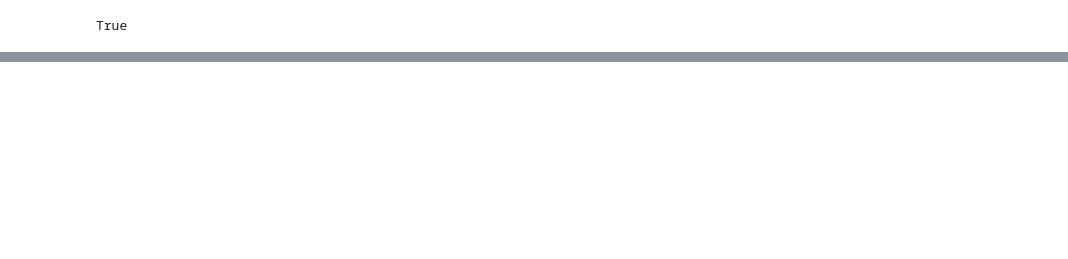
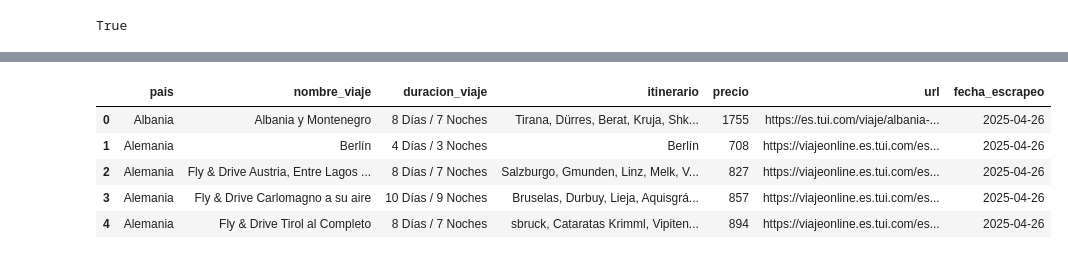
Before and after one commit to VanesaFloresRivera/Proyecto-Final, a Jupyter notebook: notebooks/escrapeo_final.ipynb, the cells around one changed output, grey strips where cells are left out. Drawn from its saved outputs; the diff is of its cells as text; code cells hidden in the pictures; blank space fills up the shorter version.

Commit message:
limpieza urls escrapeo

```diff
--- a/notebooks/escrapeo_final.ipynb
+++ b/notebooks/escrapeo_final.ipynb
@@ -110,3 +118,12 @@ df_viajes_totales_destinos.head()
+# %%
+df_viajes_totales_destinos.head()
+# %% [output]
+|  | pais | nombre_viaje | duracion_viaje | itinerario | precio | url | fecha_escrapeo |
+| 0 | Albania | Albania y Montenegro | 8 Días / 7 Noches | Tirana, Dürres, Berat, Kruja, Shk... | 1755 | https://es.tui.com/viaje/albania-... | 2025-04-26 |
+| 1 | Alemania | Berlín | 4 Días / 3 Noches | Berlín | 708 | https://viajeonline.es.tui.com/es... | 2025-04-26 |
+| 2 | Alemania | Fly & Drive Austria, Entre Lagos ... | 8 Días / 7 Noches | Salzburgo, Gmunden, Linz, Melk, V... | 827 | https://viajeonline.es.tui.com/es... | 2025-04-26 |
+| 3 | Alemania | Fly & Drive Carlomagno a su aire | 10 Días / 9 Noches | Bruselas, Durbuy, Lieja, Aquisgrá... | 857 | https://viajeonline.es.tui.com/es... | 2025-04-26 |
+| 4 | Alemania | Fly & Drive Tirol al Completo | 8 Días / 7 Noches | sbruck, Cataratas Krimml, Vipiten... | 894 | https://viajeonline.es.tui.com/es... | 2025-04-26 |
 # %%
 df_viajes_totales_destinos.info()
 # %% [output]
```
Also changed, not shown: parts of 24 cells of this notebook, 5 other files.
